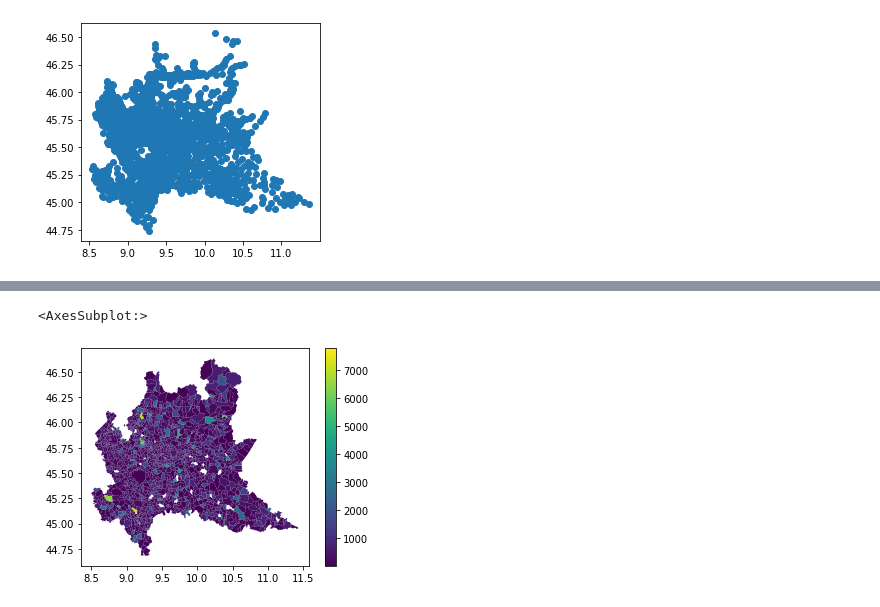
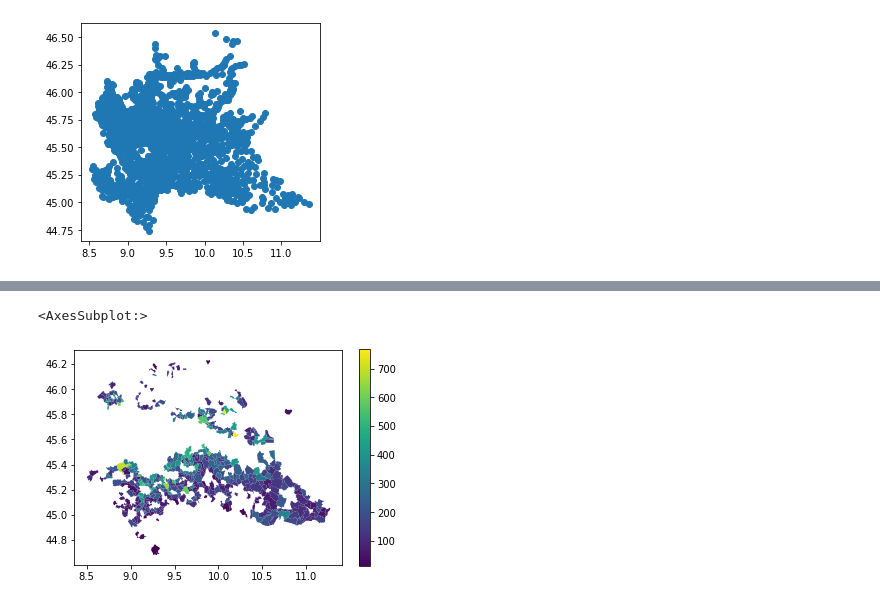
Before and after one commit to samuelexferri/unibg-statistic2, a Jupyter notebook: notebooks/agricolture_analysis.ipynb, the cells around one changed output, grey strips where cells are left out. Drawn from its saved outputs; the diff is of its cells as text; code cells hidden in the pictures.

```diff
--- a/notebooks/agricolture_analysis.ipynb
+++ b/notebooks/agricolture_analysis.ipynb
@@ -136,0 +100,5 @@ comuni
+# %%
+comuni_coords['longitude'] = comuni_coords['point'].apply(lambda point: round(float(point.bounds[0]), 2))
+comuni_coords['latitude'] = comuni_coords['point'].apply(lambda point: round(float(point.bounds[1]), 2))
+comuni_coords.drop(columns='point', inplace=True)
+comuni_coords
@@ -136,0 +119,5 @@ comuni
+# %%
+comuni_coords['name'] = comuni_coords['name'].apply(lambda name: name.upper())
+
+table = pd.merge(table, comuni_coords, how='inner', on=['name'])
+table.head()
@@ -137,5 +131,15 @@ comuni
+# %%
+population_shp['class'] = np.nan
+population_shp['weighted_class'] = np.nan
+# %%
+for i in range(len(population_shp)):
+    name = population_shp['NOME_COM'][i]
+    agr_class = table[table['name'] == name]['class']
+    if len(agr_class) > 0:
+        population_shp['class'][i] = agr_class.item()
+        population_shp['weighted_class'][i] = population_shp['NUM_ABIT_S'][i] if agr_class.item().lower() == 'aree rurali' else np.nan
 # %%
-df.plot(column='pop_density', legend=True)
+population_shp.plot(column='weighted_class', legend=True)
 # %% [output]
 <AxesSubplot:>
-[figure, old version]
+[figure, new version]
```
Also changed, not shown: parts of 20 cells of this notebook.
